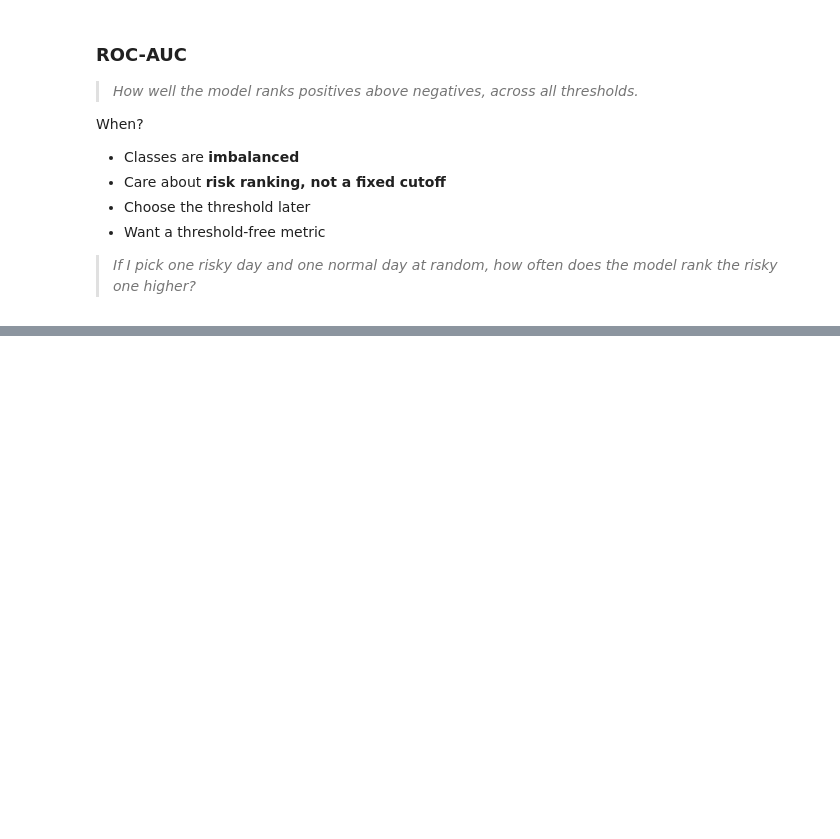
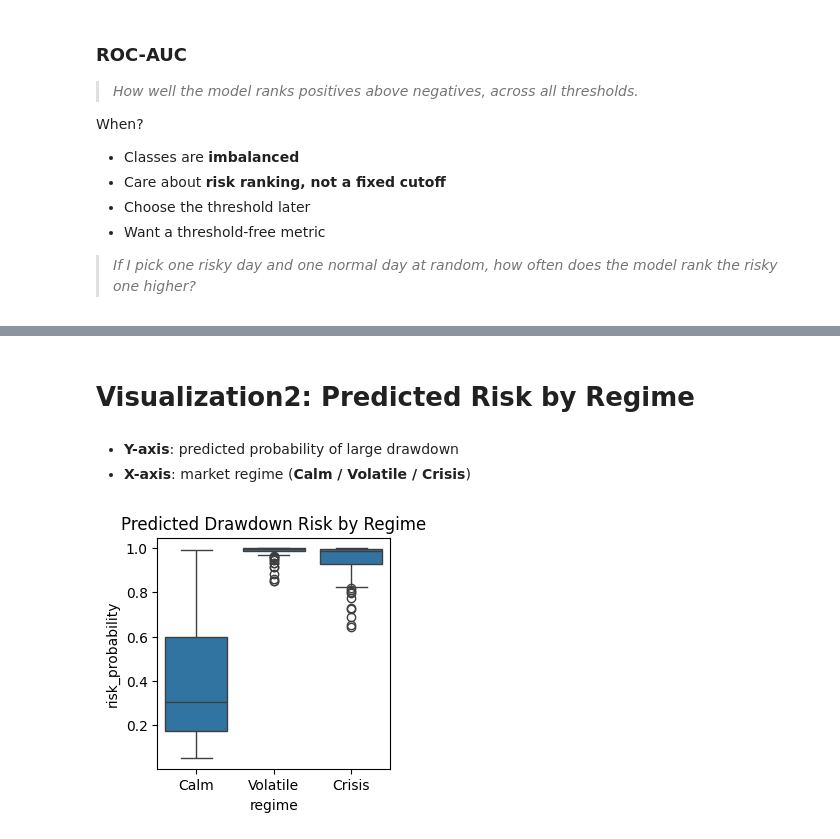
Before and after one commit to archangel2006/MSIS, a Jupyter notebook: msis/ml_models/drawdown_risk_predictor.ipynb, the cells around one changed output, grey strips where cells are left out. Cells and saved outputs as stored; diff of their text form; code cells hidden in the pictures; blank space fills up the shorter version.

```diff
--- a/msis/ml_models/drawdown_risk_predictor.ipynb
+++ b/msis/ml_models/drawdown_risk_predictor.ipynb
@@ -366,0 +392,16 @@ When?
+# %% [markdown]
+# **Visualization2: Predicted Risk by Regime**
+# %% [markdown]
+- **Y-axis**: predicted probability of large drawdown
+- **X-axis**: market regime (**Calm / Volatile / Crisis**)
+# %%
+test_df = df.loc[x_test.index].copy()
+test_df['risk_probability'] = y_prob
+
+
+plt.figure(figsize=(3,3))
+sns.boxplot(x='regime', y='risk_probability', data=test_df)
+plt.title("Predicted Drawdown Risk by Regime")
+plt.show()
+# %% [output]
+[figure, added]
```
Also changed, not shown: parts of 48 cells of this notebook.
